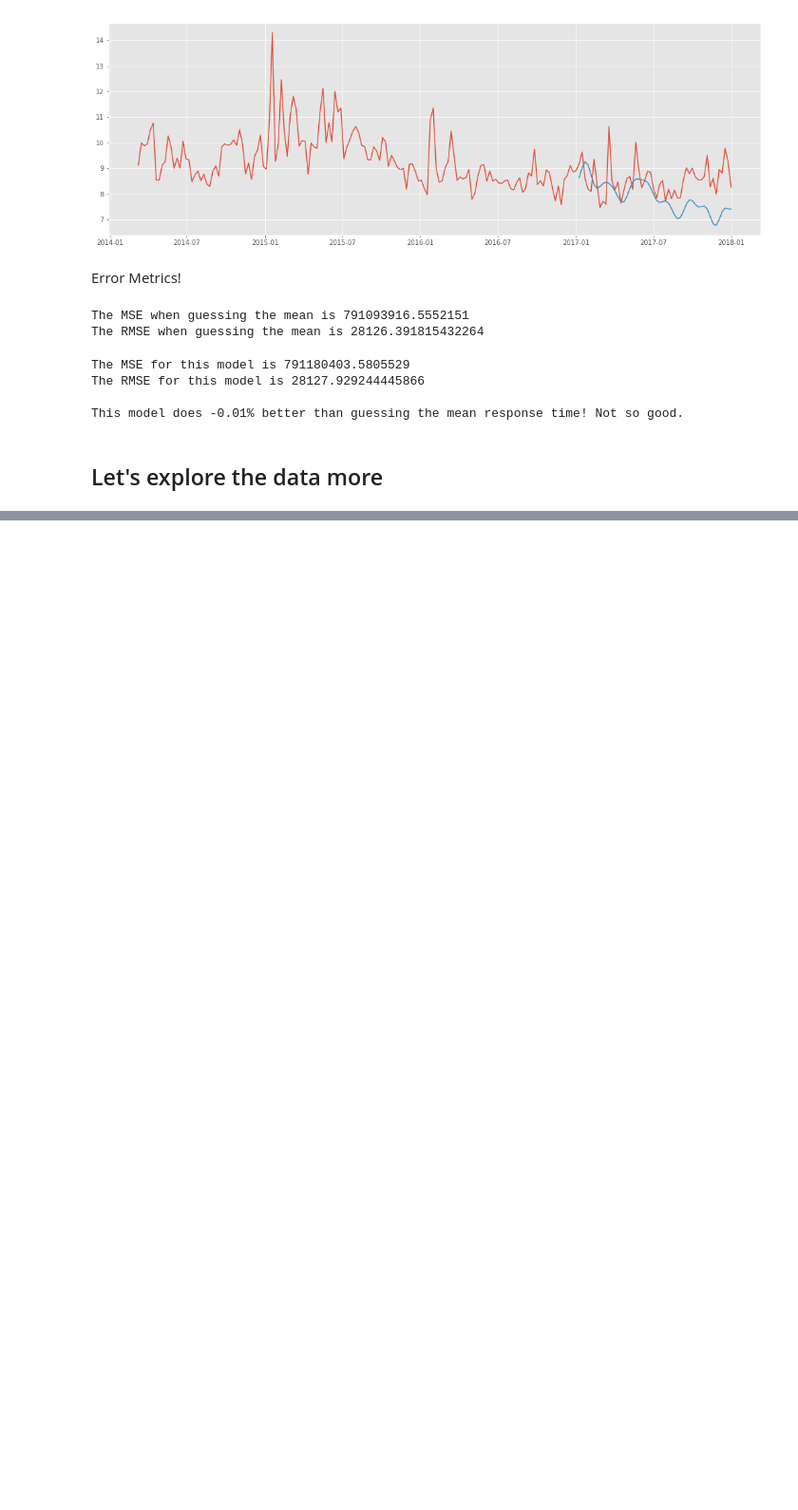
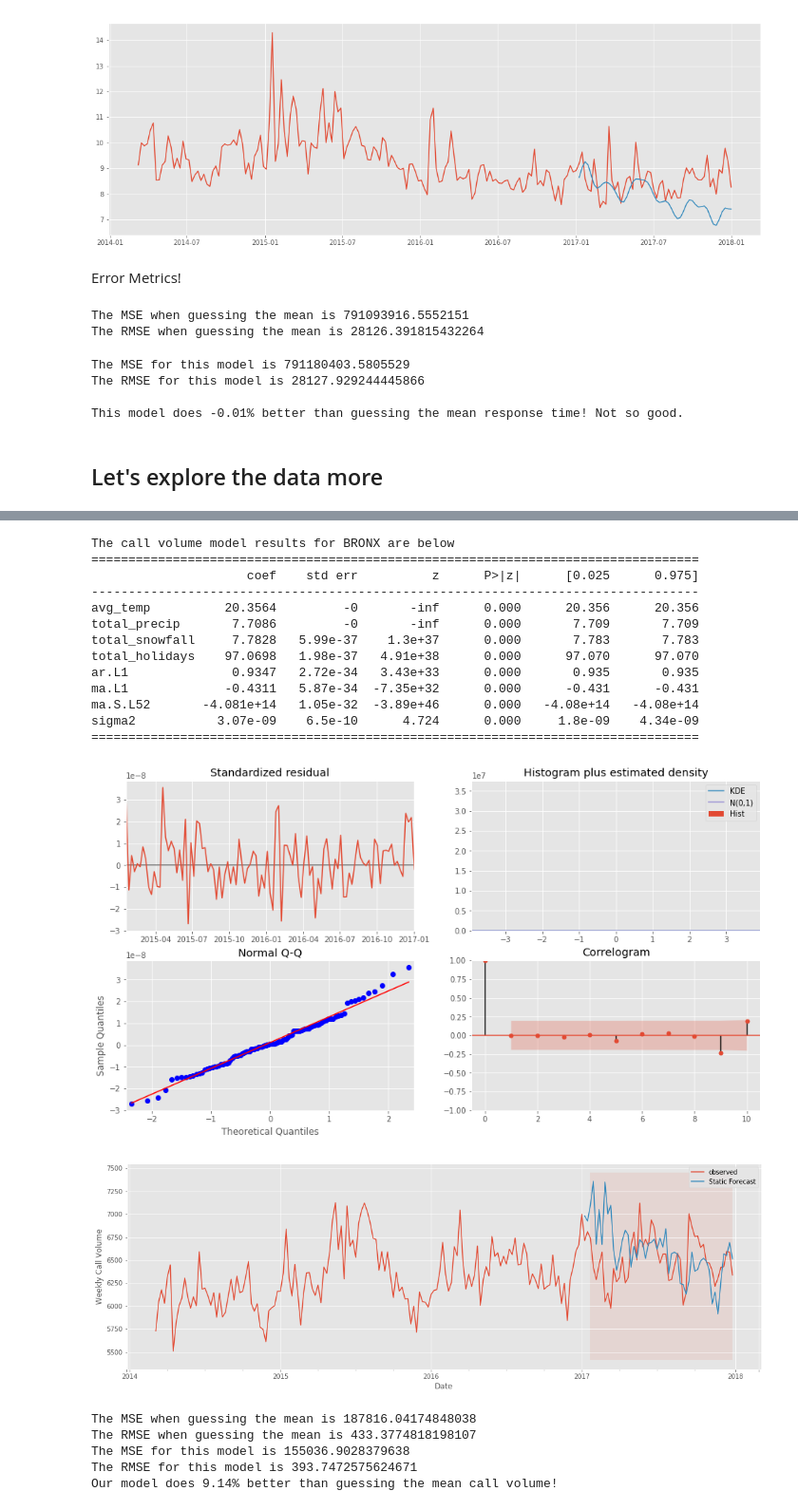
Before and after one commit to boscacci/NYC-EMS-Time-Series, a Jupyter notebook: 2019-01-23_1409_EMS.ipynb, the cells around one changed output, grey strips where cells are left out. Shown at 95% size. Drawn from its saved outputs; the diff is of its cells as text; code cells hidden in the pictures; blank space fills up the shorter version.

```diff
--- a/2019-01-23_1409_EMS.ipynb
+++ b/2019-01-23_1409_EMS.ipynb
@@ -643,0 +886,23 @@ weekly_call_volume_df.nsmallest(10, 'sum of weekly calls')
+# %%
+volume_by_borough('BRONX')
+# %% [output]
+The call volume model results for BRONX are below
+==================================================================================
+                     coef    std err          z      P>|z|      [0.025      0.975]
+----------------------------------------------------------------------------------
+avg_temp          20.3564         -0       -inf      0.000      20.356      20.356
+total_precip       7.7086         -0       -inf      0.000       7.709       7.709
+total_snowfall     7.7828   5.99e-37    1.3e+37      0.000       7.783       7.783
+total_holidays    97.0698   1.98e-37   4.91e+38      0.000      97.070      97.070
+ar.L1              0.9347   2.72e-34   3.43e+33      0.000       0.935       0.935
+ma.L1             -0.4311   5.87e-34  -7.35e+32      0.000      -0.431      -0.431
+ma.S.L52       -4.081e+14   1.05e-32  -3.89e+46      0.000   -4.08e+14   -4.08e+14
+sigma2           3.07e-09    6.5e-10      4.724      0.000     1.8e-09    4.34e-09
+==================================================================================
+[figure, added]
+[figure, added]
+The MSE when guessing the mean is 187816.04174848038
+The RMSE when guessing the mean is 433.3774818198107
+The MSE for this model is 155036.9028379638
+The RMSE for this model is 393.7472575624671
+Our model does 9.14% better than guessing the mean call volume!
```
Also changed, not shown: parts of 32 cells of this notebook.
